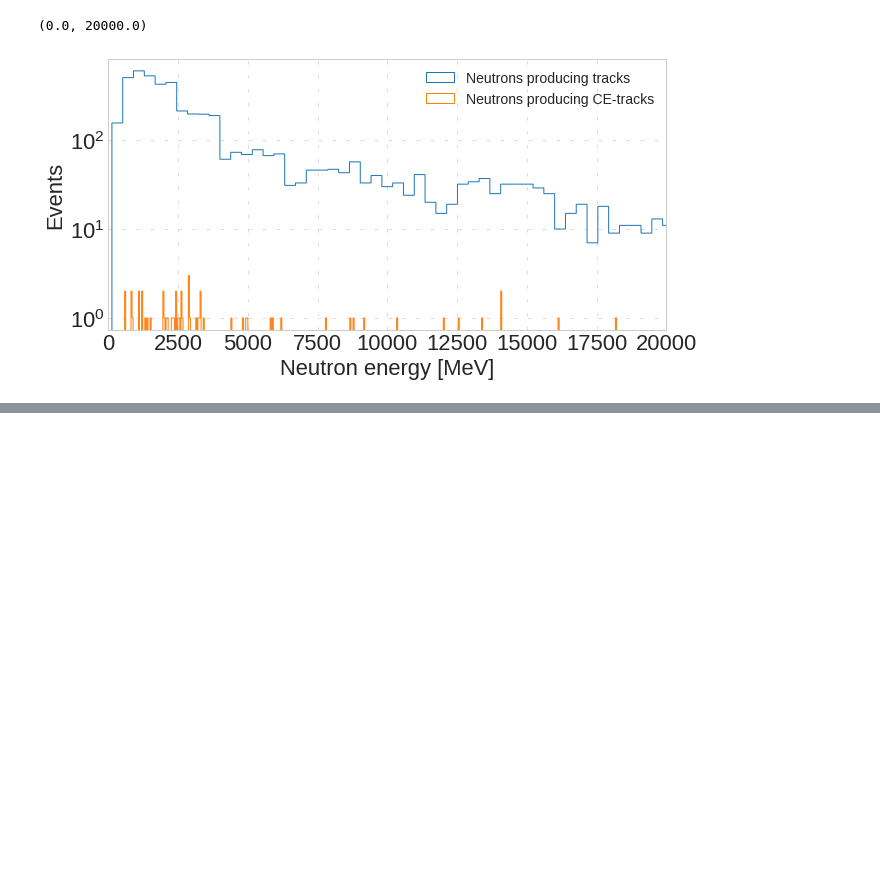
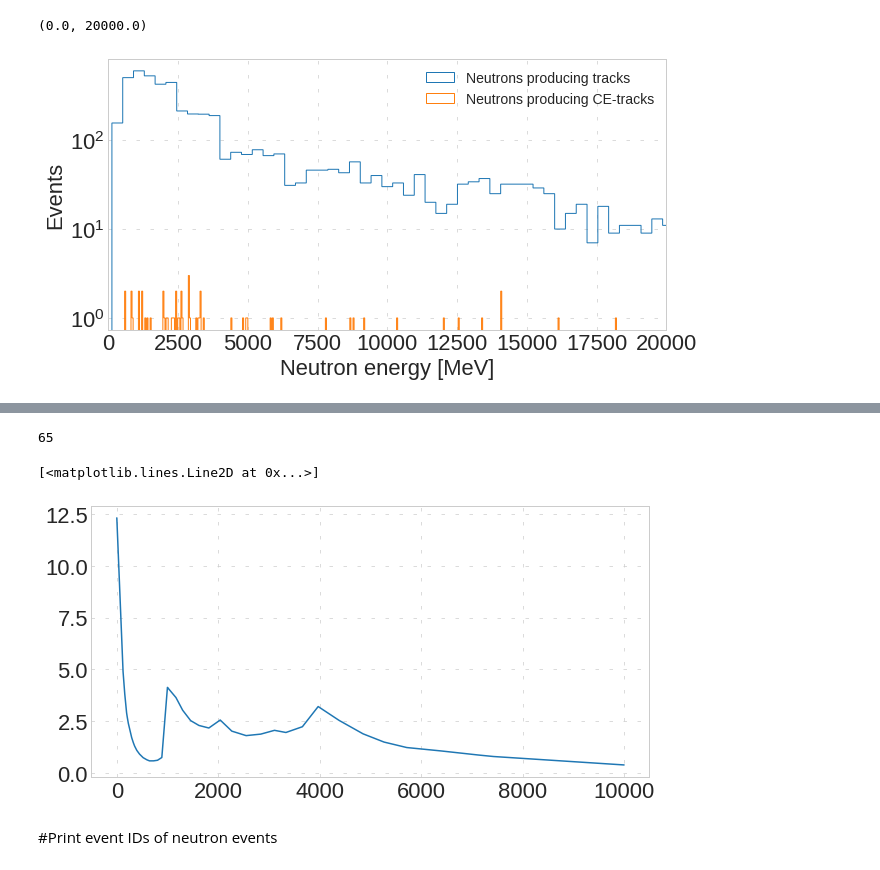
Before and after one commit to oksuzian/Mu2eANL, a Jupyter notebook: CosmicNeutrons/CosmicNeutronData.ipynb, the cells around one changed output, grey strips where cells are left out. Cells and saved outputs as stored; diff of their text form; code cells hidden in the pictures; blank space fills up the shorter version.

```diff
--- a/CosmicNeutrons/CosmicNeutronData.ipynb
+++ b/CosmicNeutrons/CosmicNeutronData.ipynb
@@ -244,0 +297,11 @@ plt.xlim(0, 20000)
+# %%
+len(neutKEarr)
+# %% [output]
+65
+# %%
+plt.plot(xEn, s(xEn), '-')
+# %% [output]
+[<matplotlib.lines.Line2D at 0x...>]
+[figure, added]
+# %% [markdown]
+#Print event IDs of neutron events
```
Also changed, not shown: parts of 17 cells of this notebook.
